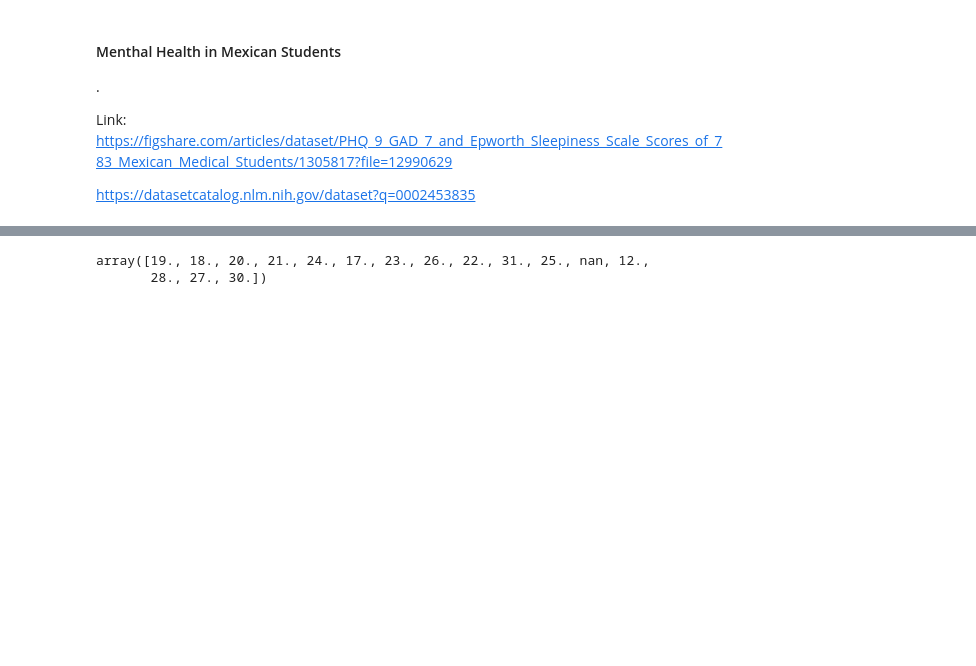
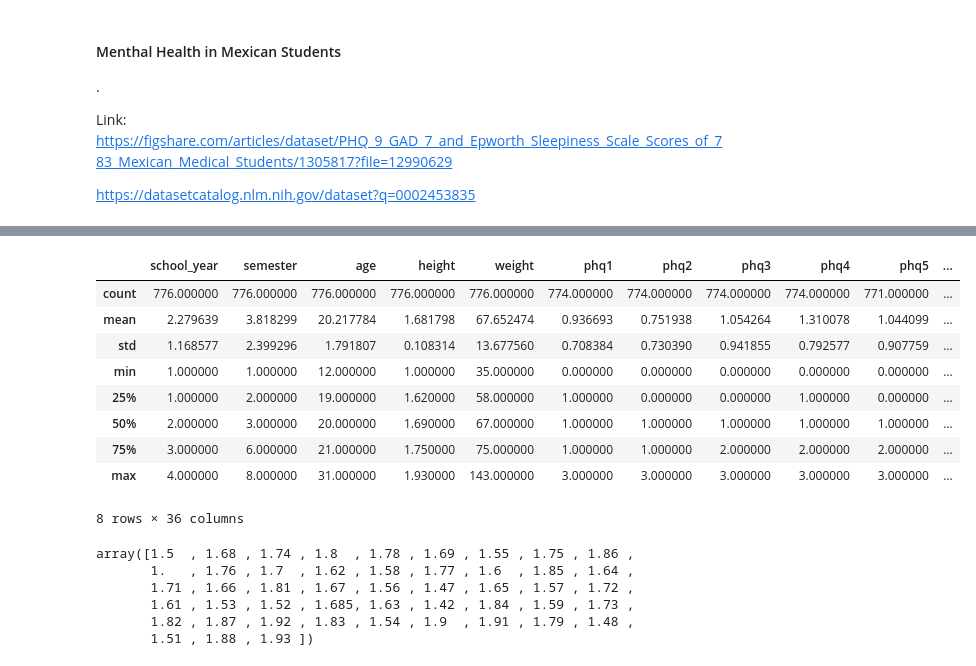
Before and after one commit to 2026726-dotcom/STDA, a Jupyter notebook: CA2.ipynb, the cells around one changed output, grey strips where cells are left out. Cells and saved outputs as stored; diff of their text form; code cells hidden in the pictures; blank space fills up the shorter version.

```diff
--- a/CA2.ipynb
+++ b/CA2.ipynb
@@ -72,0 +136,18 @@ df['age']=df['age'].fillna(df['age'].mode())
+# %%
+#According to the previous distribution, it is not reccomended apply mean because values are slighlty skewed.
+#We apply median
+df['height'].fillna(int(df['height'].median()),inplace=True)
+df['weight'].fillna(int(df['weight'].median()),inplace=True)
+# %%
+df.describe()
+# %% [output]
+|  | school_year | semester | age | height | weight | phq1 | phq2 | phq3 | phq4 | phq5 | ... |
+| count | 776.000000 | 776.000000 | 776.000000 | 776.000000 | 776.000000 | 774.000000 | 774.000000 | 774.000000 | 774.000000 | 771.000000 | ... |
+| mean | 2.279639 | 3.818299 | 20.217784 | 1.681798 | 67.652474 | 0.936693 | 0.751938 | 1.054264 | 1.310078 | 1.044099 | ... |
+| std | 1.168577 | 2.399296 | 1.791807 | 0.108314 | 13.677560 | 0.708384 | 0.730390 | 0.941855 | 0.792577 | 0.907759 | ... |
+| min | 1.000000 | 1.000000 | 12.000000 | 1.000000 | 35.000000 | 0.000000 | 0.000000 | 0.000000 | 0.000000 | 0.000000 | ... |
+| 25% | 1.000000 | 2.000000 | 19.000000 | 1.620000 | 58.000000 | 1.000000 | 0.000000 | 0.000000 | 1.000000 | 0.000000 | ... |
+| 50% | 2.000000 | 3.000000 | 20.000000 | 1.690000 | 67.000000 | 1.000000 | 1.000000 | 1.000000 | 1.000000 | 1.000000 | ... |
+| 75% | 3.000000 | 6.000000 | 21.000000 | 1.750000 | 75.000000 | 1.000000 | 1.000000 | 2.000000 | 2.000000 | 2.000000 | ... |
+| max | 4.000000 | 8.000000 | 31.000000 | 1.930000 | 143.000000 | 3.000000 | 3.000000 | 3.000000 | 3.000000 | 3.000000 | ... |
+8 rows × 36 columns
@@ -73,5 +156,9 @@ df['age']=df['age'].fillna(df['age'].mode())
 # %%
-df['age'].unique()
+df['height'].unique()
 # %% [output]
-array([19., 18., 20., 21., 24., 17., 23., 26., 22., 31., 25., nan, 12.,
-       28., 27., 30.])
+array([1.5  , 1.68 , 1.74 , 1.8  , 1.78 , 1.69 , 1.55 , 1.75 , 1.86 ,
+       1.   , 1.76 , 1.7  , 1.62 , 1.58 , 1.77 , 1.6  , 1.85 , 1.64 ,
+       1.71 , 1.66 , 1.81 , 1.67 , 1.56 , 1.47 , 1.65 , 1.57 , 1.72 ,
+       1.61 , 1.53 , 1.52 , 1.685, 1.63 , 1.42 , 1.84 , 1.59 , 1.73 ,
+       1.82 , 1.87 , 1.92 , 1.83 , 1.54 , 1.9  , 1.91 , 1.79 , 1.48 ,
+       1.51 , 1.88 , 1.93 ])
```
Also changed, not shown: parts of 15 cells of this notebook, 1 other file.
